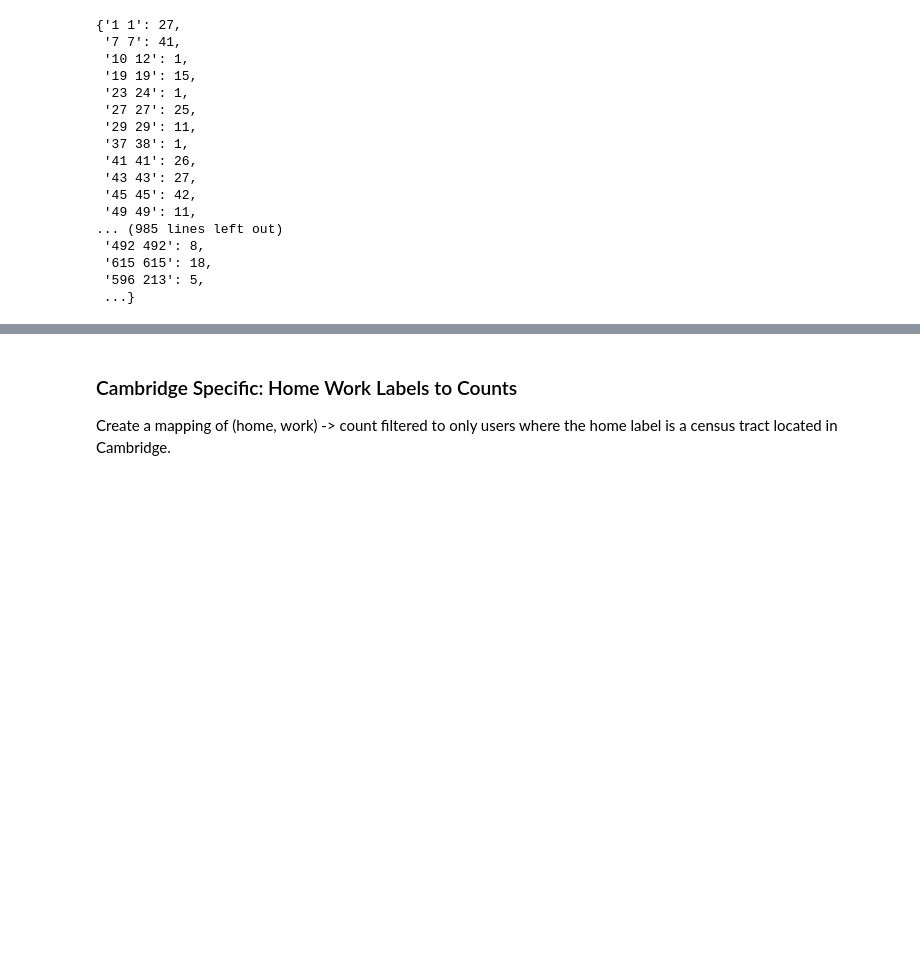
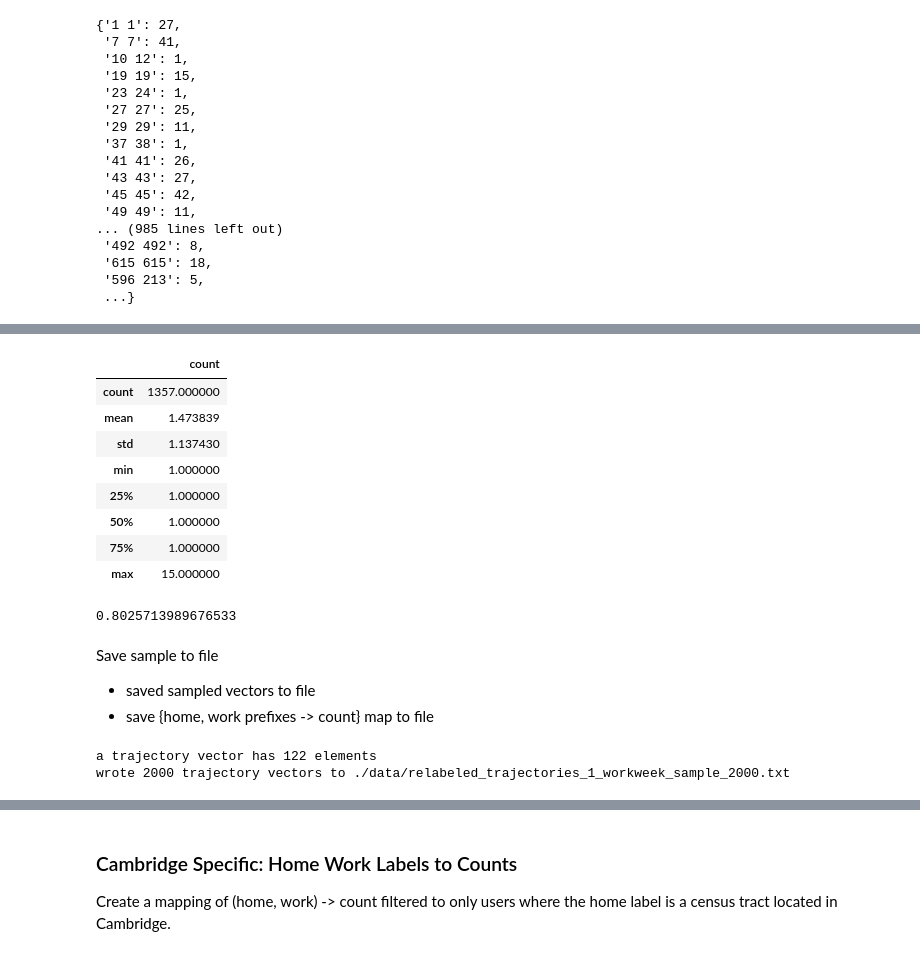
Before and after one commit to aberke/lbs-data, a Jupyter notebook: trajectory_synthesis/trajectory_synthesis_notebook.ipynb, the cells around one changed output, grey strips where cells are left out. Saved outputs shown, nothing was run; the diff lists cells and outputs as text; code cells hidden in the pictures; blank space fills up the shorter version.

```diff
--- a/trajectory_synthesis/trajectory_synthesis_notebook.ipynb
+++ b/trajectory_synthesis/trajectory_synthesis_notebook.ipynb
@@ -59,9 +59,6 @@ relabeled_trajectories_filename = './data/relabeled_trajectories_1_workweek.txt'
 label_to_int_map_filename = './data/relabeled_trajectories_1_workweek_label_to_int_map.json'
 # %%
 df = pd.read_csv(input_filepath)
-# %%
-df.sort_values(TIMESTAMP, inplace=True)
-# df.head()
 # %% [markdown]
 Note:
 In the attach_areas processing, data points were removed that could not be placed in a tract (e.g. they were in the water).  For some users (1 for the 1-week data), this leaves them with an insufficient number of datapoints.
@@ -197,13 +210,12 @@ with open(relabeled_trajectories_filename, 'r') as f:
 # %%
-home_work_labels = []
-for v in prefixed_dwell_vectors:
-    home_label = v[0]
-    work_label = v[1]
-    home_work_labels.append('%s %s' % (home_label, work_label))
-
-# Make a mapping of {'home work': count for each label pair}
-prefixes_to_counts_dict = {label_pair:0 for label_pair in home_work_labels}
-for label_pair in home_work_labels:
-    prefixes_to_counts_dict[label_pair] += 1
-
-prefixes_to_counts_dict
+def get_prefixes_to_counts_dict(prefixed_vectors):
+    home_work_labels = []
+    for v in prefixed_vectors:
+        home_label = v[0]
+        work_label = v[1]
+        home_work_labels.append('%s %s' % (home_label, work_label))
+    # Make a mapping of {'home work': count for each label pair}
+    prefixes_to_counts_dict = {label_pair:0 for label_pair in home_work_labels}
+    for label_pair in home_work_labels:
+        prefixes_to_counts_dict[label_pair] += 1
+    return prefixes_to_counts_dict
@@ -260,0 +280,10 @@ prefixes_to_counts_dict
+# %%
+# Put this dictionary in DF to get the distribution of counts
+
+def get_prefixes_to_counts_df(prefixes_to_counts_dict):
+    return pd.DataFrame.from_dict({
+        'prefix': [prefix for prefix in prefixes_to_counts_dict.keys()],
+        'count': [count for count in prefixes_to_counts_dict.values()]})
+
+prefixes_to_counts_df = get_prefixes_to_counts_df(prefixes_to_counts_dict)
+prefixes_to_counts_df['count'].describe()
@@ -260,0 +306,40 @@ prefixes_to_counts_dict
+# %%
+np.random.shuffle(prefixed_dwell_vectors)
+prefixed_dwell_vectors_sample = prefixed_dwell_vectors[:random_sample_size]
+# %%
+prefixes_to_counts_sample_dict = get_prefixes_to_counts_dict(prefixed_dwell_vectors_sample)
+prefixes_to_counts_sample_df = get_prefixes_to_counts_df(prefixes_to_counts_sample_dict)
+prefixes_to_counts_sample_df.describe()
+# %% [output]
+|  | count |
+| count | 1357.000000 |
+| mean | 1.473839 |
+| std | 1.137430 |
+| min | 1.000000 |
+| 25% | 1.000000 |
+| 50% | 1.000000 |
+| 75% | 1.000000 |
+| max | 15.000000 |
+# %%
+prefixes_to_counts_df.set_index('prefix')['count'].corr(prefixes_to_counts_sample_df.set_index('prefix')['count'])
+# %% [output]
+0.8025713989676533
+# %% [markdown]
+Save sample to file
+- saved sampled vectors to file
+- save {home, work prefixes -> count} map to file
+# %%
+# Save the sample to file
+# Each trajectory is one line
+assert(len(prefixed_dwell_vectors_sample[0]) == (24*time_period_days + 2))
+print('a trajectory vector has %s elements' % len(prefixed_dwell_vectors_sample[0]))
+
+with open(relabeled_trajectories_sample_2000_filename, 'w+') as f:
+    for vector in prefixed_dwell_vectors_sample:
+        vector_line = " ".join([str(w) for w in vector])
+        f.write("%s\n" % vector_line)
+
+print('wrote %s trajectory vectors to %s' % (len(prefixed_dwell_vectors_sample), relabeled_trajectories_sample_2000_filename))
+# %% [output]
+a trajectory vector has 122 elements
+wrote 2000 trajectory vectors to ./data/relabeled_trajectories_1_workweek_sample_2000.txt
```
Also changed, not shown: parts of 12 cells of this notebook, 6 other files.
